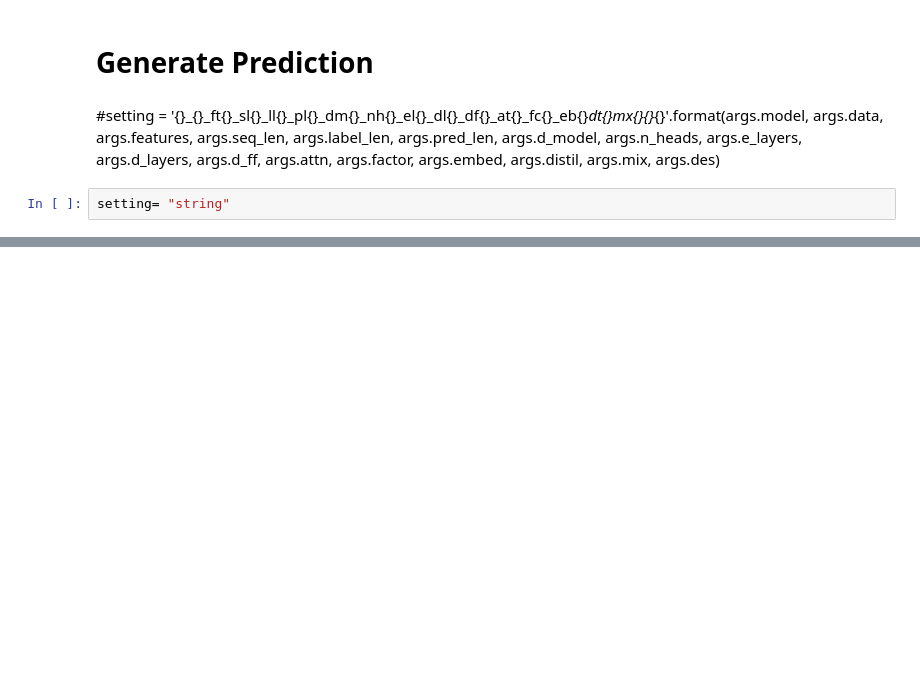
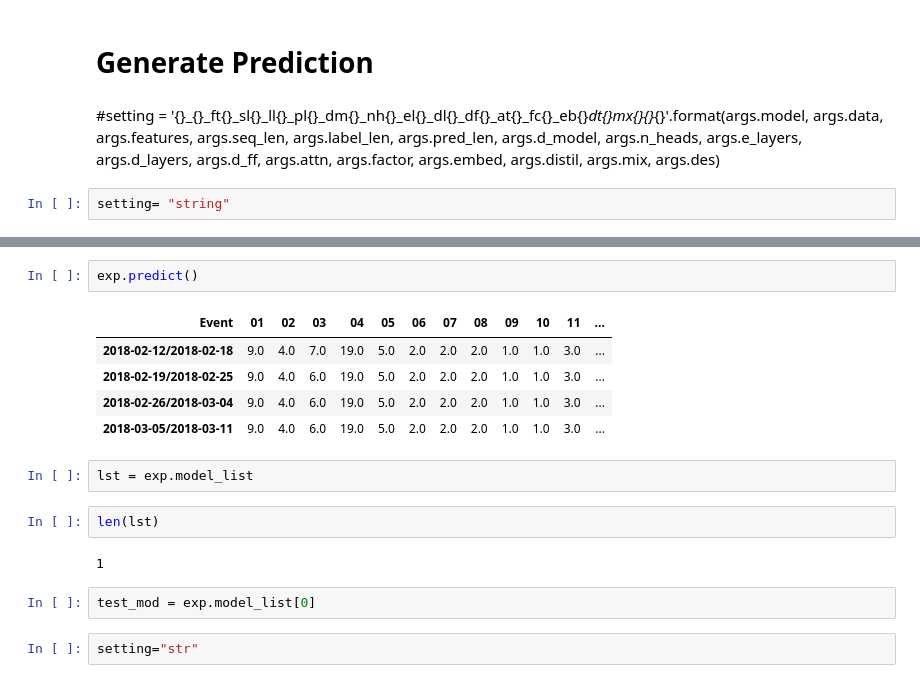
Before and after one commit to WillZ00/LISP-ATD-2022, a Jupyter notebook: Informer/atd_informer_demo.ipynb, the cells around one changed output, grey strips where cells are left out. Saved outputs shown, nothing was run; the diff lists cells and outputs as text; blank space fills up the shorter version.

```diff
--- a/Informer/atd_informer_demo.ipynb
+++ b/Informer/atd_informer_demo.ipynb
@@ -209,0 +223,18 @@ Use CPU
+# %%
+exp.predict()
+# %% [output]
+| Event | 01 | 02 | 03 | 04 | 05 | 06 | 07 | 08 | 09 | 10 | 11 | ... |
+| 2018-02-12/2018-02-18 | 9.0 | 4.0 | 7.0 | 19.0 | 5.0 | 2.0 | 2.0 | 2.0 | 1.0 | 1.0 | 3.0 | ... |
+| 2018-02-19/2018-02-25 | 9.0 | 4.0 | 6.0 | 19.0 | 5.0 | 2.0 | 2.0 | 2.0 | 1.0 | 1.0 | 3.0 | ... |
+| 2018-02-26/2018-03-04 | 9.0 | 4.0 | 6.0 | 19.0 | 5.0 | 2.0 | 2.0 | 2.0 | 1.0 | 1.0 | 3.0 | ... |
+| 2018-03-05/2018-03-11 | 9.0 | 4.0 | 6.0 | 19.0 | 5.0 | 2.0 | 2.0 | 2.0 | 1.0 | 1.0 | 3.0 | ... |
+# %%
+lst = exp.model_list
+# %%
+len(lst)
+# %% [output]
+1
+# %%
+test_mod = exp.model_list[0]
+# %%
+setting="str"
```
Also changed, not shown: parts of 26 cells of this notebook, 9 other files.
